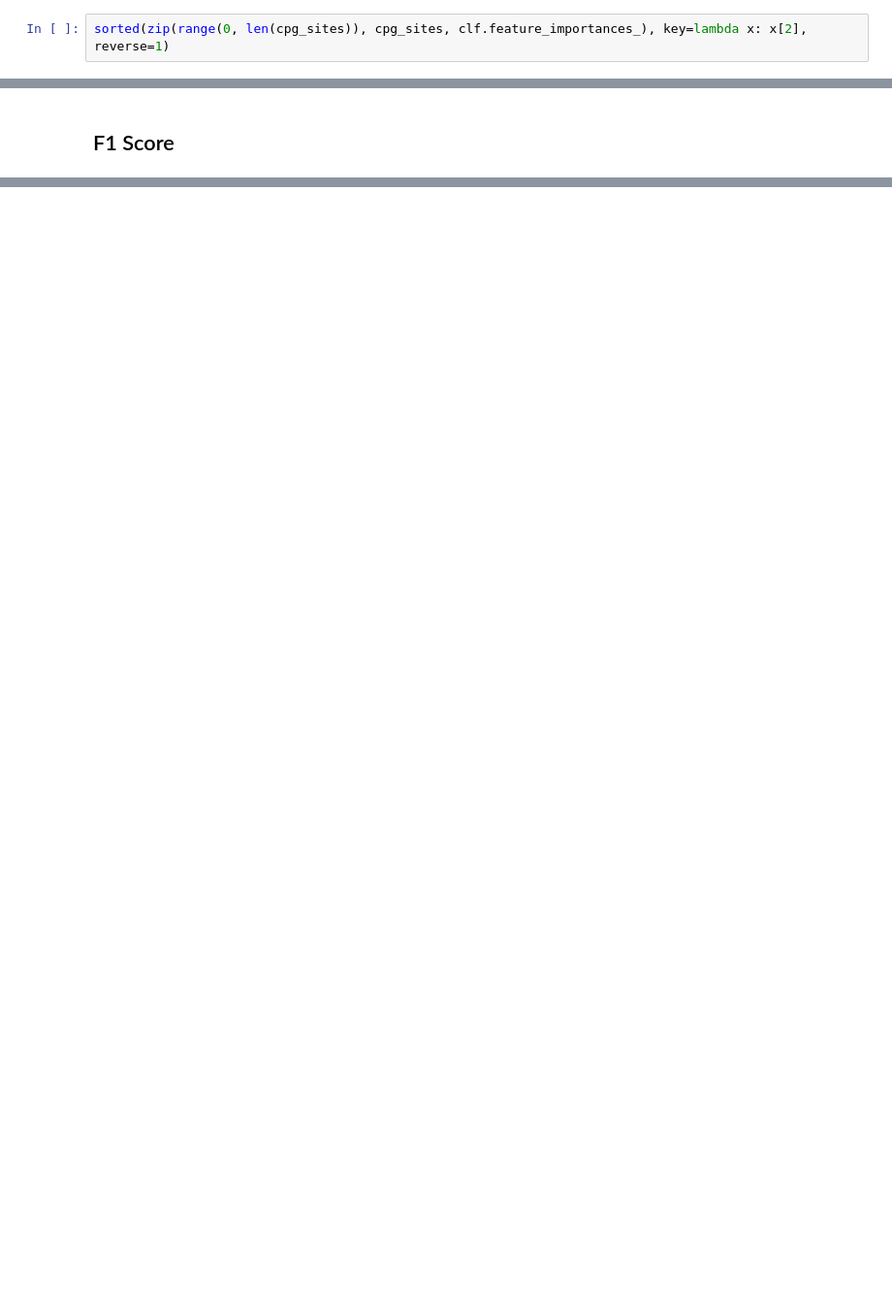
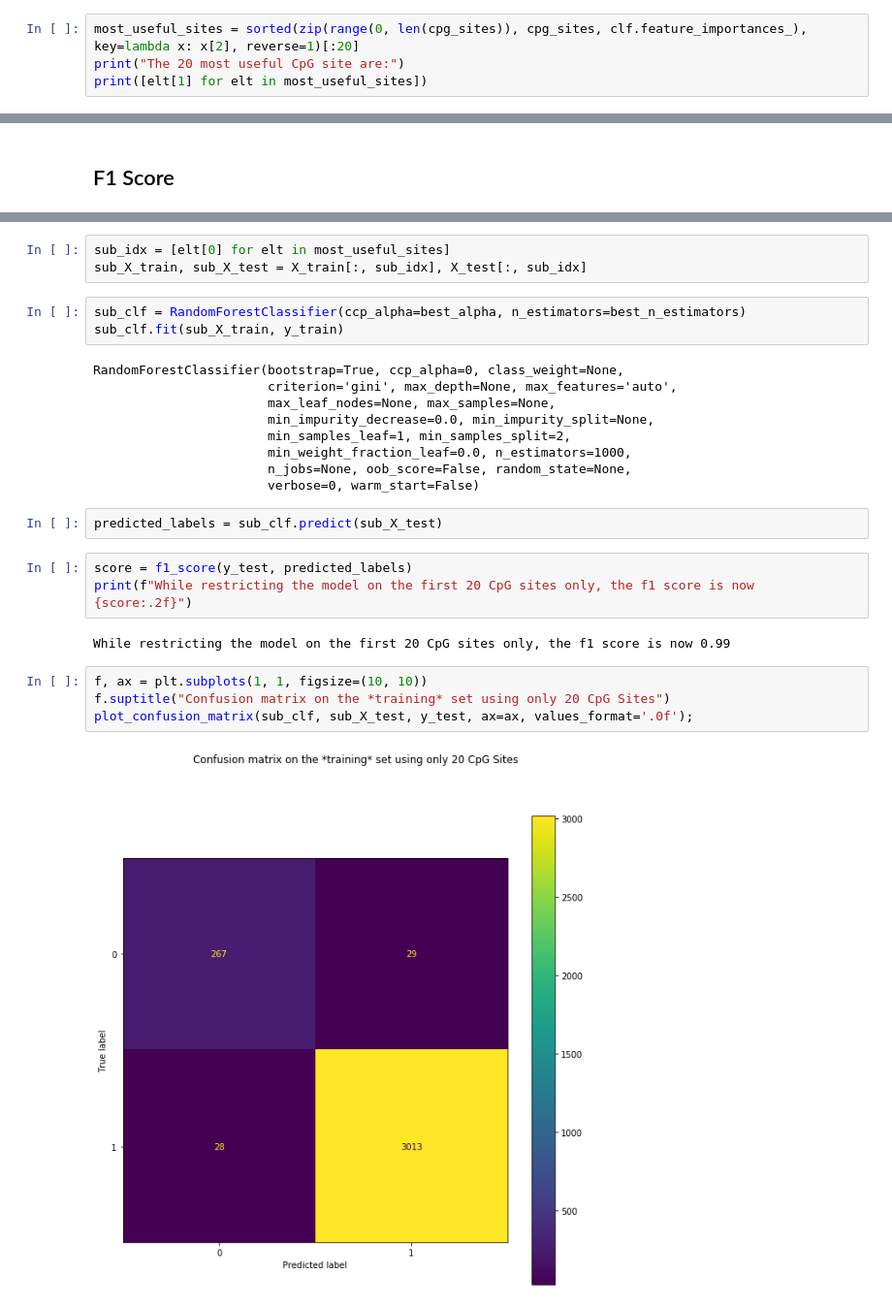
Before and after one commit to AdrienGlmz/dna-methylation-cancer, a Jupyter notebook: Model2_Random_Forest.ipynb, the cells around one changed output, grey strips where cells are left out. Shown at 97% size. Drawn from its saved outputs; the diff is of its cells as text; blank space fills up the shorter version.

Commit message:
Retrain model on 20 CpG sites only

```diff
--- a/Model2_Random_Forest.ipynb
+++ b/Model2_Random_Forest.ipynb
@@ -154,5 +166,7 @@ len(clf.feature_importances_)
 # %% [output]
 5000
 # %%
-sorted(zip(range(0, len(cpg_sites)), cpg_sites, clf.feature_importances_), key=lambda x: x[2], reverse=1)
+most_useful_sites = sorted(zip(range(0, len(cpg_sites)), cpg_sites, clf.feature_importances_), key=lambda x: x[2], reverse=1)[:20]
+print("The 20 most useful CpG site are:")
+print([elt[1] for elt in most_useful_sites])
 # %% [output]
@@ -280,0 +286,28 @@ The F1 score on the test set is 0.995
+# %%
+sub_idx = [elt[0] for elt in most_useful_sites]
+sub_X_train, sub_X_test = X_train[:, sub_idx], X_test[:, sub_idx]
+# %%
+sub_clf = RandomForestClassifier(ccp_alpha=best_alpha, n_estimators=best_n_estimators)
+sub_clf.fit(sub_X_train, y_train)
+# %% [output]
+RandomForestClassifier(bootstrap=True, ccp_alpha=0, class_weight=None,
+                       criterion='gini', max_depth=None, max_features='auto',
+                       max_leaf_nodes=None, max_samples=None,
+                       min_impurity_decrease=0.0, min_impurity_split=None,
+                       min_samples_leaf=1, min_samples_split=2,
+                       min_weight_fraction_leaf=0.0, n_estimators=1000,
+                       n_jobs=None, oob_score=False, random_state=None,
+                       verbose=0, warm_start=False)
+# %%
+predicted_labels = sub_clf.predict(sub_X_test)
+# %%
+score = f1_score(y_test, predicted_labels)
+print(f"While restricting the model on the first 20 CpG sites only, the f1 score is now {score:.2f}")
+# %% [output]
+While restricting the model on the first 20 CpG sites only, the f1 score is now 0.99
+# %%
+f, ax = plt.subplots(1, 1, figsize=(10, 10))
+f.suptitle("Confusion matrix on the *training* set using only 20 CpG Sites")
+plot_confusion_matrix(sub_clf, sub_X_test, y_test, ax=ax, values_format='.0f');
+# %% [output]
+[figure, added]
```
Also changed, not shown: parts of 15 cells of this notebook, 1 other file.
